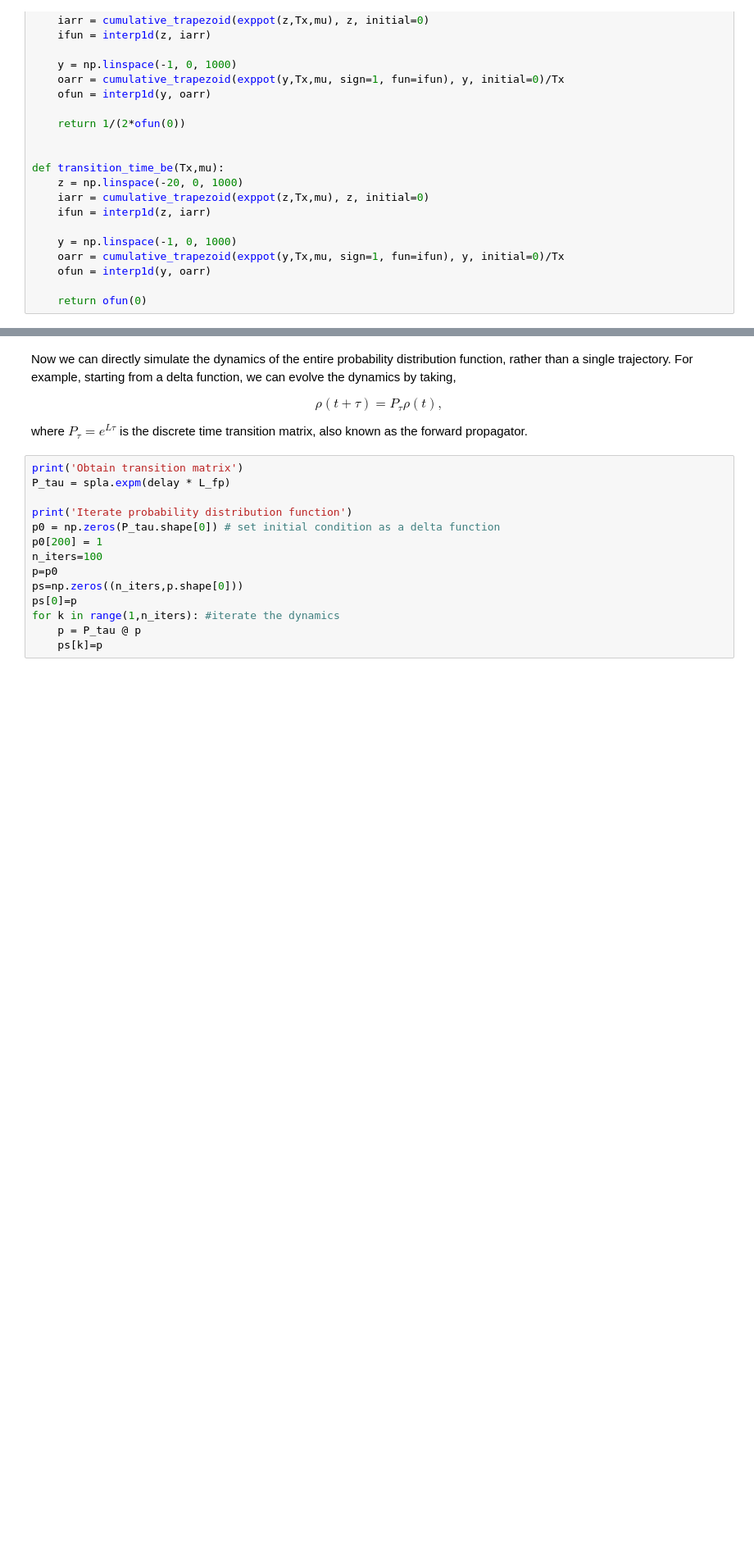
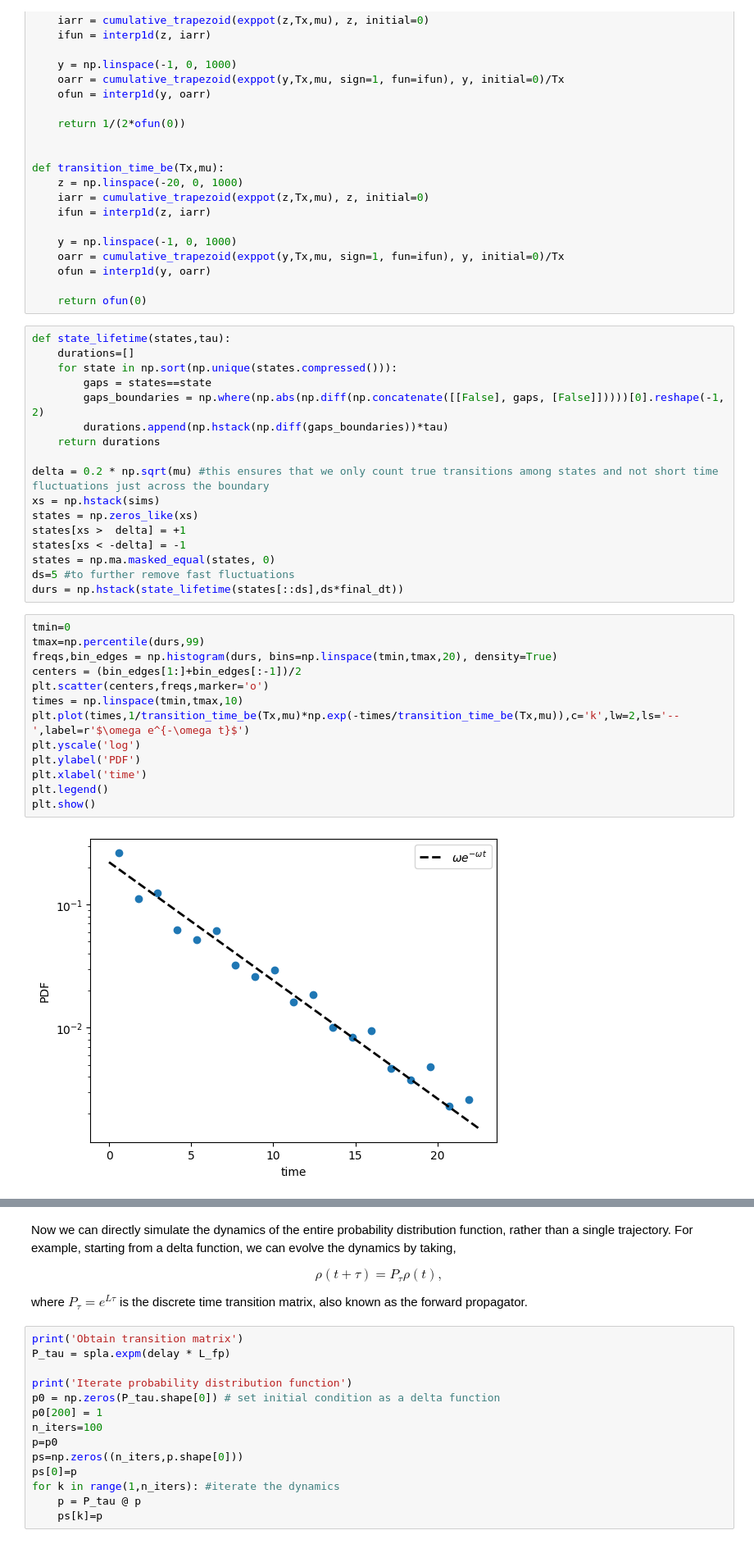
Before and after one commit to AntonioCCosta/DPG_PhysicsBehavior_2026, a Jupyter notebook: notebooks/notebook_1.ipynb, the cells around one changed output, grey strips where cells are left out. Shown at 82% size. Drawn from its saved outputs; the diff is of its cells as text; blank space fills up the shorter version.

```diff
--- a/notebooks/notebook_1.ipynb
+++ b/notebooks/notebook_1.ipynb
@@ -192,4 +216,36 @@ def transition_time_be(Tx,mu):
     ofun = interp1d(y, oarr)
 
     return ofun(0)
+# %%
+def state_lifetime(states,tau):
+    durations=[]
+    for state in np.sort(np.unique(states.compressed())):
+        gaps = states==state
+        gaps_boundaries = np.where(np.abs(np.diff(np.concatenate([[False], gaps, [False]]))))[0].reshape(-1, 2)
+        durations.append(np.hstack(np.diff(gaps_boundaries))*tau)
+    return durations
+
+delta = 0.2 * np.sqrt(mu) #this ensures that we only count true transitions among states and not short time fluctuations just across the boundary
+xs = np.hstack(sims)
+states = np.zeros_like(xs)
+states[xs >  delta] = +1
+states[xs < -delta] = -1
+states = np.ma.masked_equal(states, 0)
+ds=5 #to further remove fast fluctuations
+durs = np.hstack(state_lifetime(states[::ds],ds*final_dt))
+# %%
+tmin=0
+tmax=np.percentile(durs,99)
+freqs,bin_edges = np.histogram(durs, bins=np.linspace(tmin,tmax,20), density=True)
+centers = (bin_edges[1:]+bin_edges[:-1])/2
+plt.scatter(centers,freqs,marker='o')
+times = np.linspace(tmin,tmax,10)
+plt.plot(times,1/transition_time_be(Tx,mu)*np.exp(-times/transition_time_be(Tx,mu)),c='k',lw=2,ls='--',label=r'$\omega e^{-\omega t}$')
+plt.yscale('log')
+plt.ylabel('PDF')
+plt.xlabel('time')
+plt.legend()
+plt.show()
+# %% [output]
+[figure, added]
 # %%
```
Also changed, not shown: parts of 32 cells of this notebook.
